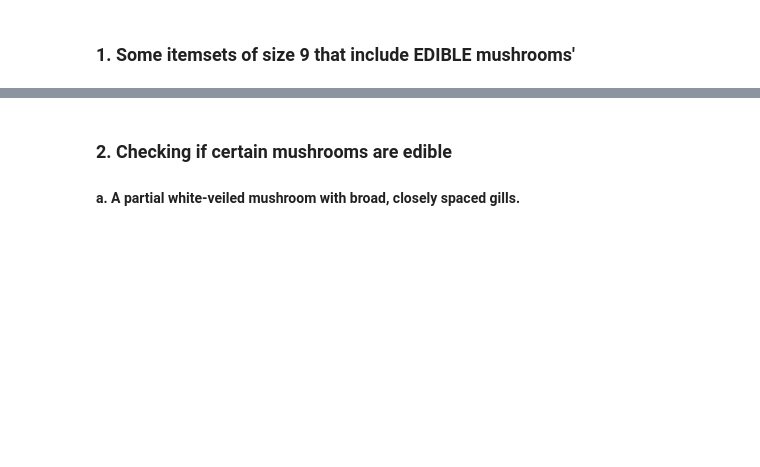
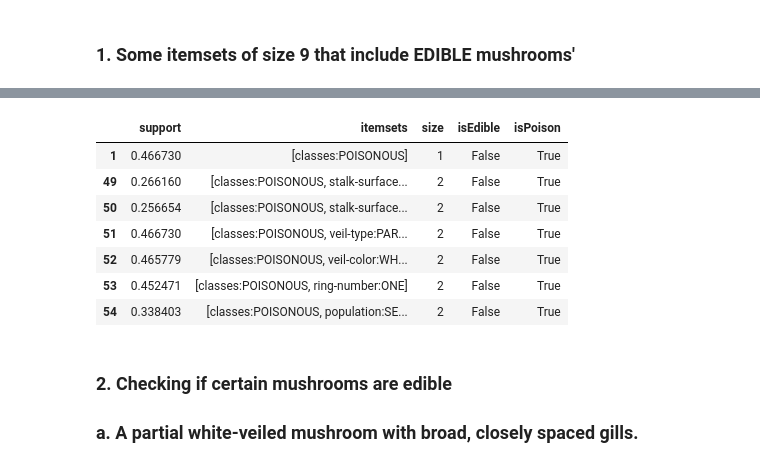
Before and after one commit to Cuspian/data_mining_class, a Jupyter notebook: w2task.ipynb, the cells around one changed output, grey strips where cells are left out. Saved outputs shown, nothing was run; the diff lists cells and outputs as text; code cells hidden in the pictures; blank space fills up the shorter version.

```diff
--- a/w2task.ipynb
+++ b/w2task.ipynb
@@ -144,3 +158,19 @@ edibles.head(7)
+# %%
+%%capture
+# Filtering poisonous only of all sizes
+poisonous = frequent[frequent['isPoison'] == True]
+poisonous['itemsets'] = poisonous['itemsets'].apply(lambda x: to_readable(x))
+# %%
+poisonous.head(7)
+# %% [output]
+|  | support | itemsets | size | isEdible | isPoison |
+| 1 | 0.466730 | [classes:POISONOUS] | 1 | False | True |
+| 49 | 0.266160 | [classes:POISONOUS, stalk-surface... | 2 | False | True |
+| 50 | 0.256654 | [classes:POISONOUS, stalk-surface... | 2 | False | True |
+| 51 | 0.466730 | [classes:POISONOUS, veil-type:PAR... | 2 | False | True |
+| 52 | 0.465779 | [classes:POISONOUS, veil-color:WH... | 2 | False | True |
+| 53 | 0.452471 | [classes:POISONOUS, ring-number:ONE] | 2 | False | True |
+| 54 | 0.338403 | [classes:POISONOUS, population:SE... | 2 | False | True |
 # %% [markdown]
 ### 2. Checking if certain mushrooms are edible
-#### a. A partial white-veiled mushroom with broad, closely spaced gills.
+### a. A partial white-veiled mushroom with broad, closely spaced gills.
```
Also changed, not shown: parts of 39 cells of this notebook.
